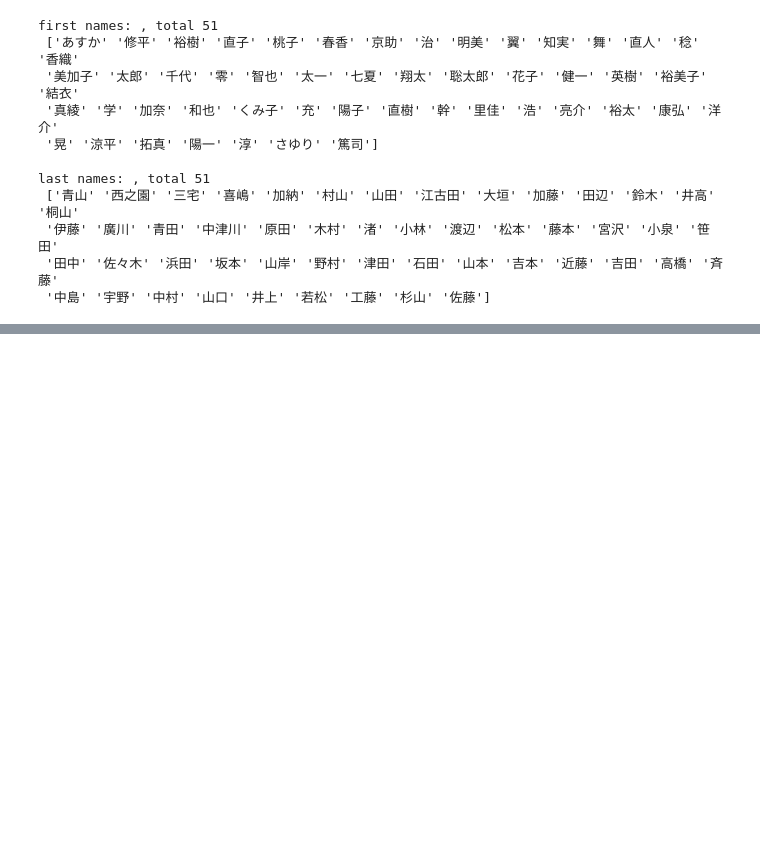
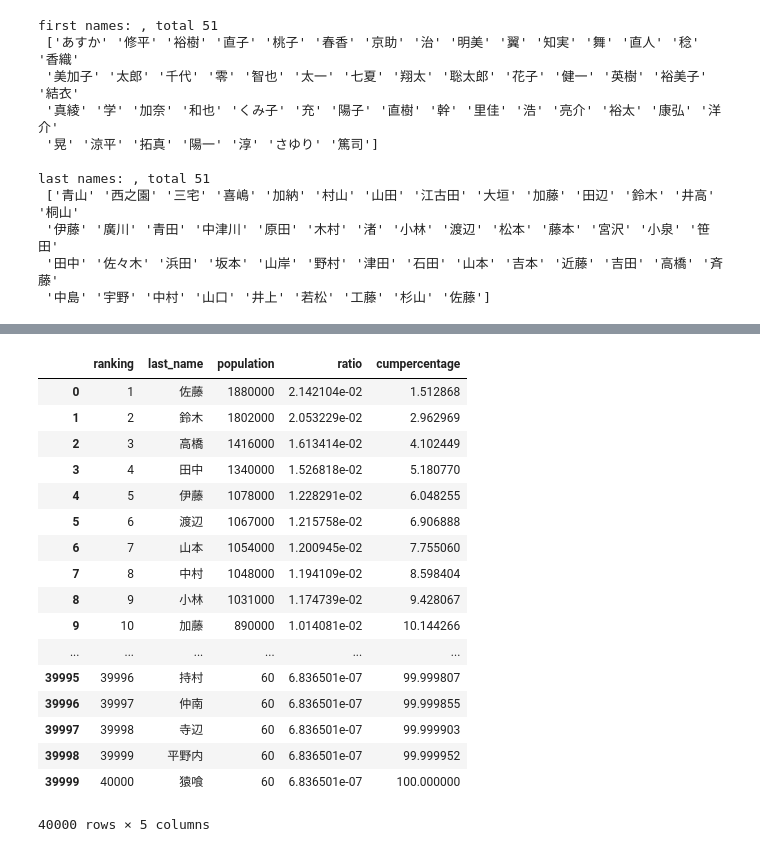
Before and after one commit to wtberry/NameClassifier, a Jupyter notebook: name analysis.ipynb, the cells around one changed output, grey strips where cells are left out. Saved outputs shown, nothing was run; the diff lists cells and outputs as text; code cells hidden in the pictures; blank space fills up the shorter version.

```diff
--- a/name analysis.ipynb
+++ b/name analysis.ipynb
@@ -121,0 +130,22 @@ Yearly one, based on the Yasuda Insurance Data
+# %%
+names = pd.read_csv('data/last_names.csv')
+names
+# %% [output]
+|  | ranking | last_name | population | ratio | cumpercentage |
+| 0 | 1 | 佐藤 | 1880000 | 2.142104e-02 | 1.512868 |
+| 1 | 2 | 鈴木 | 1802000 | 2.053229e-02 | 2.962969 |
+| 2 | 3 | 高橋 | 1416000 | 1.613414e-02 | 4.102449 |
+| 3 | 4 | 田中 | 1340000 | 1.526818e-02 | 5.180770 |
+| 4 | 5 | 伊藤 | 1078000 | 1.228291e-02 | 6.048255 |
+| 5 | 6 | 渡辺 | 1067000 | 1.215758e-02 | 6.906888 |
+| 6 | 7 | 山本 | 1054000 | 1.200945e-02 | 7.755060 |
+| 7 | 8 | 中村 | 1048000 | 1.194109e-02 | 8.598404 |
+| 8 | 9 | 小林 | 1031000 | 1.174739e-02 | 9.428067 |
+| 9 | 10 | 加藤 | 890000 | 1.014081e-02 | 10.144266 |
+| ... | ... | ... | ... | ... | ... |
+| 39995 | 39996 | 持村 | 60 | 6.836501e-07 | 99.999807 |
+| 39996 | 39997 | 仲南 | 60 | 6.836501e-07 | 99.999855 |
+| 39997 | 39998 | 寺辺 | 60 | 6.836501e-07 | 99.999903 |
+| 39998 | 39999 | 平野内 | 60 | 6.836501e-07 | 99.999952 |
+| 39999 | 40000 | 猿喰 | 60 | 6.836501e-07 | 100.000000 |
+40000 rows × 5 columns
```
Also changed, not shown: parts of 6 cells of this notebook, 3 other files.
